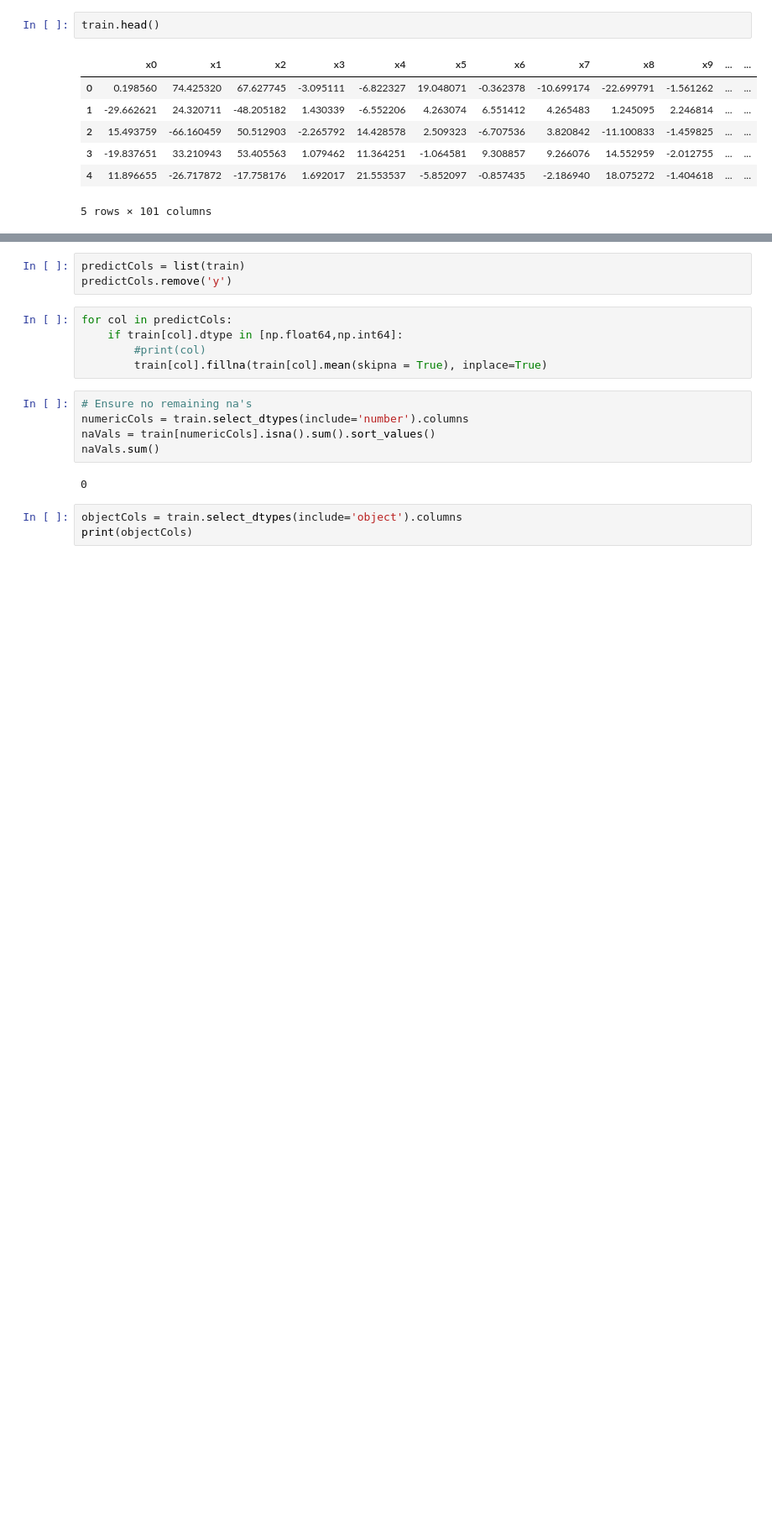
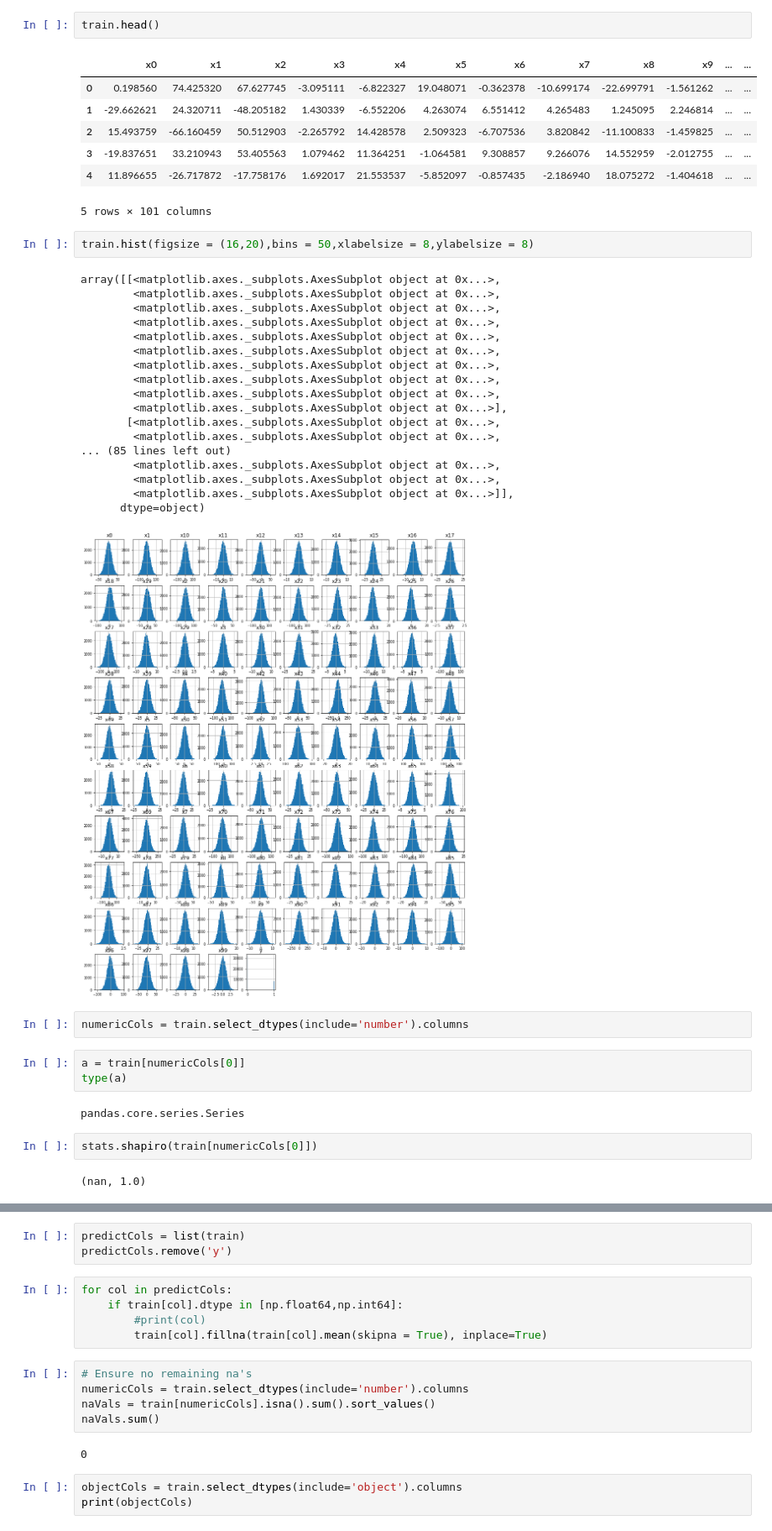
Before and after one commit to meystingray/super-octo-fortnight, a Jupyter notebook: State Farm Project Model 1.ipynb, the cells around one changed output, grey strips where cells are left out. Shown: that part at 84% size. Cells and saved outputs as stored; diff of their text form; blank space fills up the shorter version.

```diff
--- a/State Farm Project Model 1.ipynb
+++ b/State Farm Project Model 1.ipynb
@@ -23,3 +26,35 @@ train.head()
 | 3 | -19.837651 | 33.210943 | 53.405563 | 1.079462 | 11.364251 | -1.064581 | 9.308857 | 9.266076 | 14.552959 | -2.012755 | ... | ... |
 | 4 | 11.896655 | -26.717872 | -17.758176 | 1.692017 | 21.553537 | -5.852097 | -0.857435 | -2.186940 | 18.075272 | -1.404618 | ... | ... |
 5 rows × 101 columns
+# %%
+train.hist(figsize = (16,20),bins = 50,xlabelsize = 8,ylabelsize = 8)
+# %% [output]
+array([[<matplotlib.axes._subplots.AxesSubplot object at 0x...>,
+        <matplotlib.axes._subplots.AxesSubplot object at 0x...>,
+        <matplotlib.axes._subplots.AxesSubplot object at 0x...>,
+        <matplotlib.axes._subplots.AxesSubplot object at 0x...>,
+        <matplotlib.axes._subplots.AxesSubplot object at 0x...>,
+        <matplotlib.axes._subplots.AxesSubplot object at 0x...>,
+        <matplotlib.axes._subplots.AxesSubplot object at 0x...>,
+        <matplotlib.axes._subplots.AxesSubplot object at 0x...>,
+        <matplotlib.axes._subplots.AxesSubplot object at 0x...>,
+        <matplotlib.axes._subplots.AxesSubplot object at 0x...>],
+       [<matplotlib.axes._subplots.AxesSubplot object at 0x...>,
+        <matplotlib.axes._subplots.AxesSubplot object at 0x...>,
+... (85 lines left out)
+        <matplotlib.axes._subplots.AxesSubplot object at 0x...>,
+        <matplotlib.axes._subplots.AxesSubplot object at 0x...>,
+        <matplotlib.axes._subplots.AxesSubplot object at 0x...>]],
+      dtype=object)
+[figure, added]
+# %%
+numericCols = train.select_dtypes(include='number').columns
+# %%
+a = train[numericCols[0]]
+type(a)
+# %% [output]
+pandas.core.series.Series
+# %%
+stats.shapiro(train[numericCols[0]])
+# %% [output]
+(nan, 1.0)
```
Also changed, not shown: parts of 9 cells of this notebook, 1 other file.
